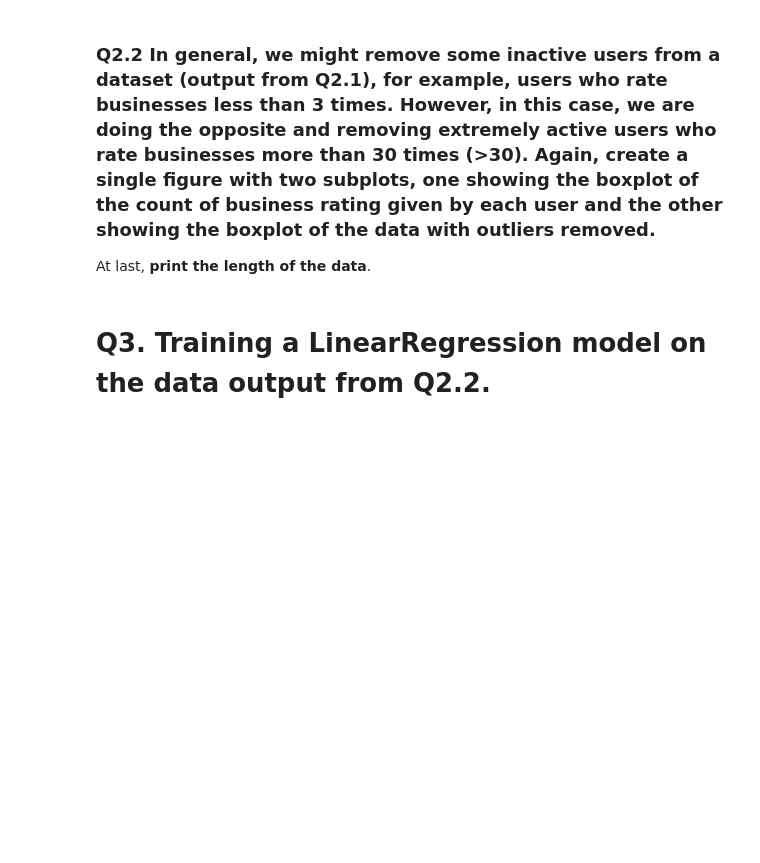
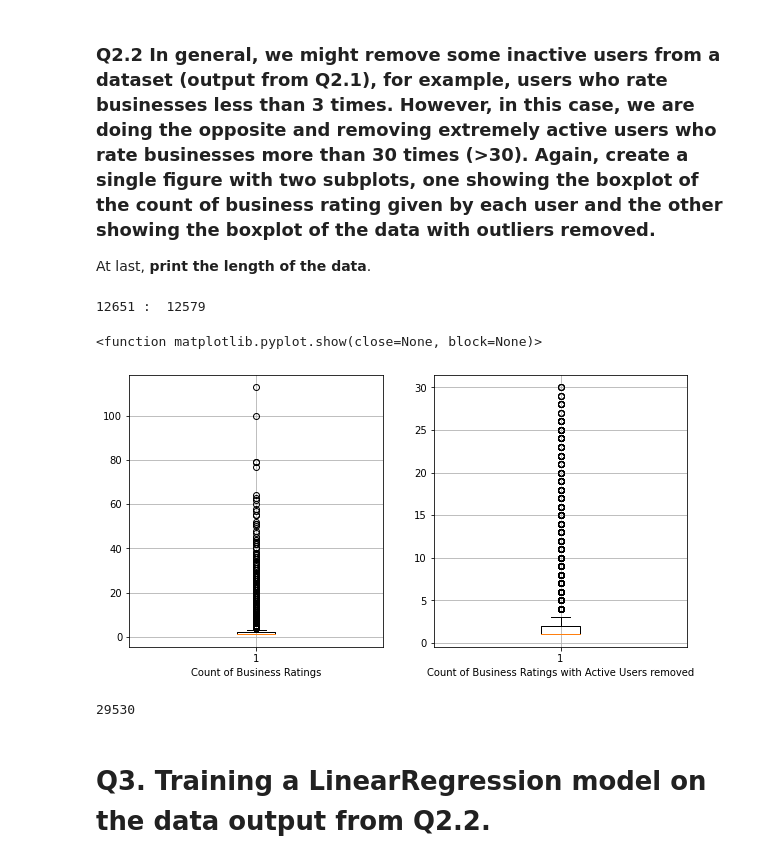
Before and after one commit to wonke2/Data-Science-Portfolio, a Jupyter notebook: Portfolio2_Yelp.ipynb, the cells around one changed output. Drawn from its saved outputs; the diff is of its cells as text; code cells hidden in the pictures; blank space fills up the shorter version.

```diff
--- a/Portfolio2_Yelp.ipynb
+++ b/Portfolio2_Yelp.ipynb
@@ -62,7 +120,33 @@ At last, __print the length of the data__.
 
 At last, __print the length of the data__.
 # %%
-# your code and solutions
+user_counts = sample_data['user_id'].value_counts()
+user_active = user_counts[user_counts <= 30].index
+sample_data_inactive = sample_data_clean[sample_data_clean['user_id'].isin(user_active)]
+print(len(user_counts) , ": " , len(user_active))
+# %% [output]
+12651 :  12579
+# %%
+fig, axs = plt.subplots(1, 2, figsize=(10, 5))
+
+#subplot 1
+axs[0].boxplot(sample_data_clean.groupby('user_id').size())
+axs[0].set_xlabel('Count of Business Ratings')
+axs[0].grid()
+
+#subplot 2
+axs[1].boxplot(sample_data_inactive.groupby('user_id').size())
+axs[1].set_xlabel('Count of Business Ratings with Active Users removed')
+axs[1].grid()
+
+plt.show
+# %% [output]
+<function matplotlib.pyplot.show(close=None, block=None)>
+[figure, added]
+# %%
+print(len(sample_data_inactive))
+# %% [output]
+29530
 # %% [markdown]
 # Q3. Training a LinearRegression model on the data output from Q2.2.
 # %% [markdown]
```
Also changed, not shown: parts of 21 cells of this notebook.
